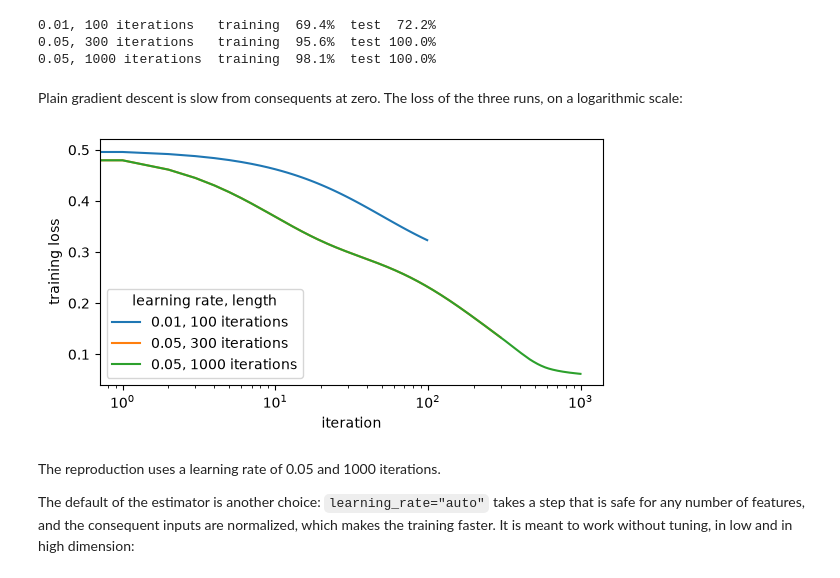
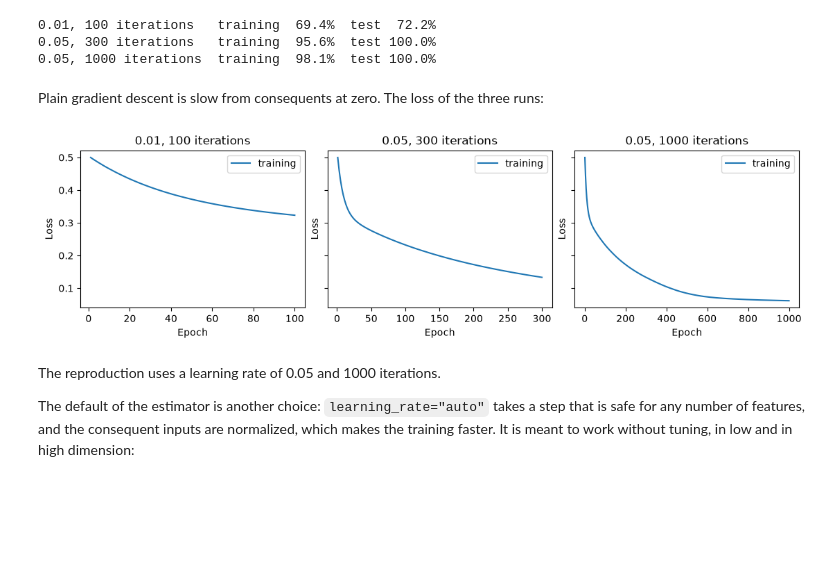
Before and after one commit to dcruzf/highFIS, a Jupyter notebook: examples/notebooks/adatsk_2022.ipynb, the cells around one changed output. Drawn from its saved outputs; the diff is of its cells as text; code cells hidden in the pictures; blank space fills up the shorter version.

Commit message:
docs: draw the notebooks with the plot methods of the package

```diff
--- a/examples/notebooks/adatsk_2022.ipynb
+++ b/examples/notebooks/adatsk_2022.ipynb
@@ -115,19 +115,15 @@ for label, arguments in settings.items():
 0.05, 300 iterations   training  95.6%  test 100.0%
 0.05, 1000 iterations  training  98.1%  test 100.0%
 # %% [markdown]
-Plain gradient descent is slow from consequents at zero. The loss of the three runs, on
-a logarithmic scale:
+Plain gradient descent is slow from consequents at zero. The loss of the three runs:
 # %%
-fig, ax = plt.subplots(figsize=(6.5, 3.2))
-for label, fitted in models.items():
-    ax.plot(fitted.history_["train_loss"], label=label)
-ax.set_xscale("log")
-ax.set_xlabel("iteration")
-ax.set_ylabel("training loss")
-ax.legend(title="learning rate, length")
+fig, axes = plt.subplots(1, 3, figsize=(11, 3), sharey=True, layout="constrained")
+for ax, (label, fitted) in zip(axes, models.items()):
+    fitted.plot_history(ax=ax)
+    ax.set_title(label)
 plt.show()
 # %% [output]
-[figure, old version]
+[figure, new version]
 # %% [markdown]
 The reproduction uses a learning rate of 0.05 and 1000 iterations.
 
```
Also changed, not shown: 6 other files.
